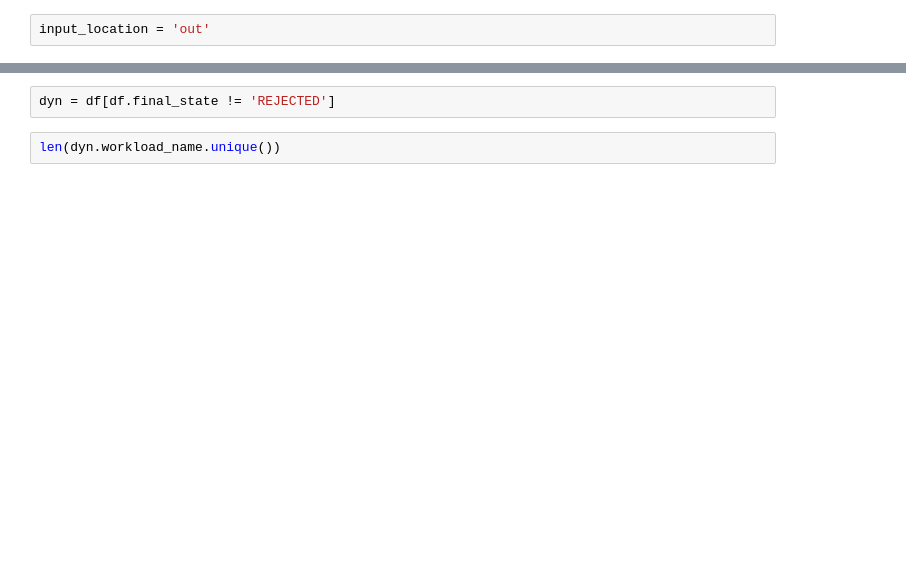
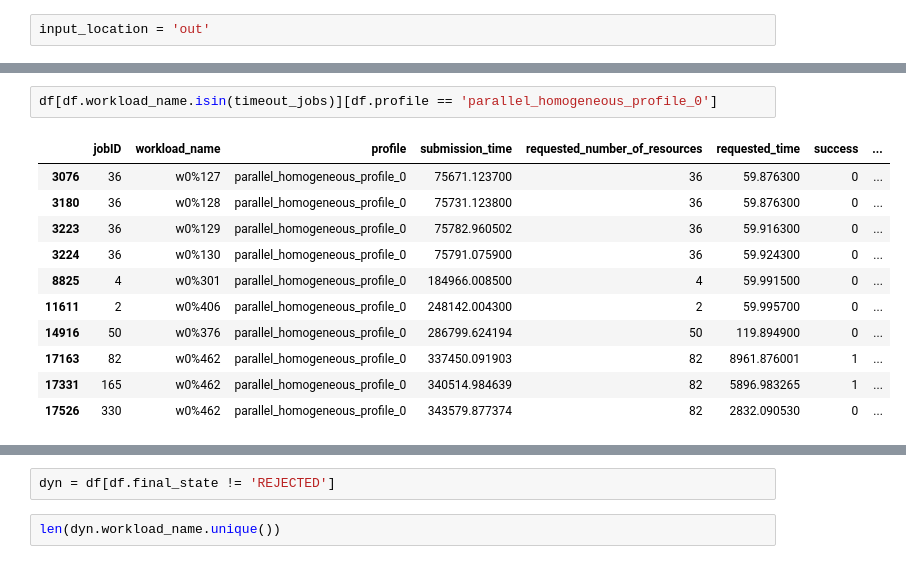
Before and after one commit to jankopanski/Burst-Buffer-Scheduling, a Jupyter notebook: analysis/IO-Times.ipynb, the cells around one changed output, grey strips where cells are left out. Drawn from its saved outputs; the diff is of its cells as text; blank space fills up the shorter version.

```diff
--- a/analysis/IO-Times.ipynb
+++ b/analysis/IO-Times.ipynb
@@ -65,0 +62,14 @@ len(timeout_jobs)
+# %%
+df[df.workload_name.isin(timeout_jobs)][df.profile == 'parallel_homogeneous_profile_0']
+# %% [output]
+|  | jobID | workload_name | profile | submission_time | requested_number_of_resources | requested_time | success | ... |
+| 3076 | 36 | w0%127 | parallel_homogeneous_profile_0 | 75671.123700 | 36 | 59.876300 | 0 | ... |
+| 3180 | 36 | w0%128 | parallel_homogeneous_profile_0 | 75731.123800 | 36 | 59.876300 | 0 | ... |
+| 3223 | 36 | w0%129 | parallel_homogeneous_profile_0 | 75782.960502 | 36 | 59.916300 | 0 | ... |
+| 3224 | 36 | w0%130 | parallel_homogeneous_profile_0 | 75791.075900 | 36 | 59.924300 | 0 | ... |
+| 8825 | 4 | w0%301 | parallel_homogeneous_profile_0 | 184966.008500 | 4 | 59.991500 | 0 | ... |
+| 11611 | 2 | w0%406 | parallel_homogeneous_profile_0 | 248142.004300 | 2 | 59.995700 | 0 | ... |
+| 14916 | 50 | w0%376 | parallel_homogeneous_profile_0 | 286799.624194 | 50 | 119.894900 | 0 | ... |
+| 17163 | 82 | w0%462 | parallel_homogeneous_profile_0 | 337450.091903 | 82 | 8961.876001 | 1 | ... |
+| 17331 | 165 | w0%462 | parallel_homogeneous_profile_0 | 340514.984639 | 82 | 5896.983265 | 1 | ... |
+| 17526 | 330 | w0%462 | parallel_homogeneous_profile_0 | 343579.877374 | 82 | 2832.090530 | 0 | ... |
```
Also changed, not shown: parts of 15 cells of this notebook, 2 other files.
